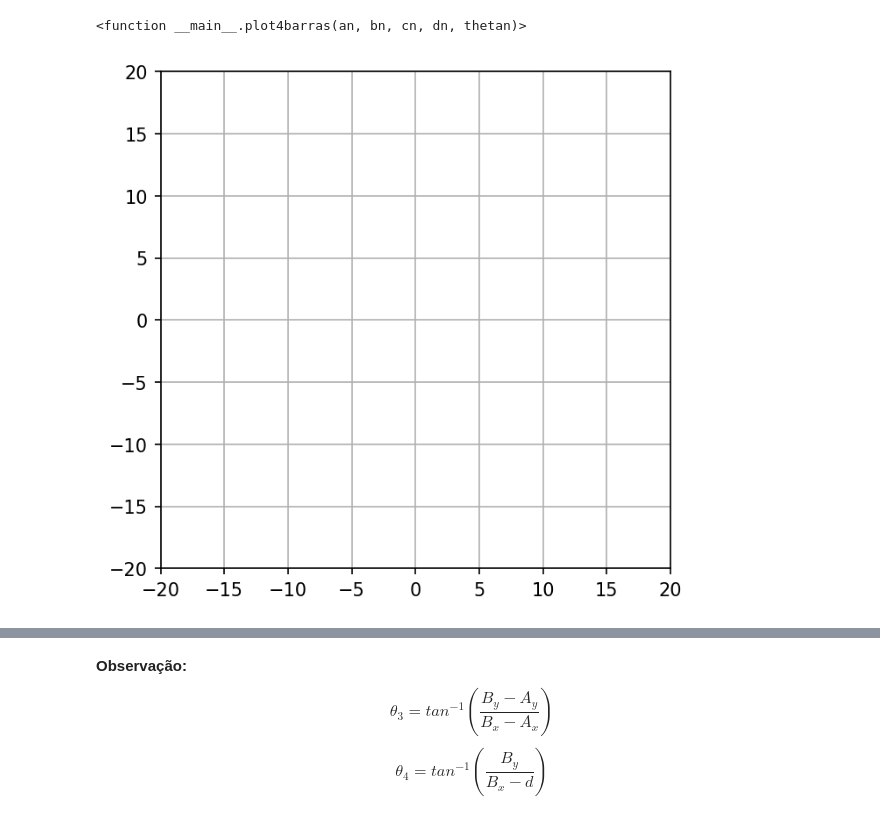
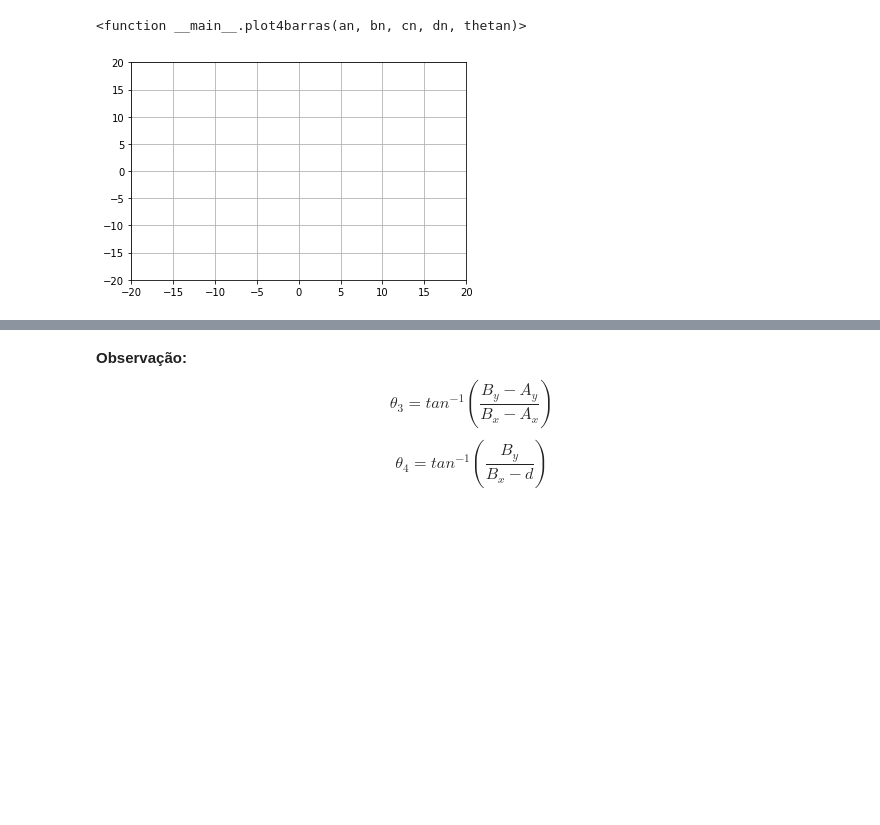
Before and after one commit to Pi-vi/Mecanismos, a Jupyter notebook: Mecs4.ipynb, the cells around one changed output, grey strips where cells are left out. Drawn from its saved outputs; the diff is of its cells as text; code cells hidden in the pictures; blank space fills up the shorter version.

```diff
--- a/Mecs4.ipynb
+++ b/Mecs4.ipynb
@@ -319,17 +319,14 @@ from matplotlib import animation, rc
 from IPython.display import HTML
 # %%
-%matplotlib inline
-plt.rcParams['figure.figsize']=(5,5)
-plt.rcParams['figure.dpi']=150
 
 fig, ax = plt.subplots()
 
 ax.set_xlim(( -20, 20))
 ax.set_ylim((-20, 20))
 ax.grid(True)
 line, = ax.plot([], [], 'o-')
 # %% [output]
-[figure, old version]
+[figure, new version]
 # %%
 from numpy import linspace
 th = linspace(0,4*pi,720)
```
Also changed, not shown: parts of 12 cells of this notebook, 10 other files.
